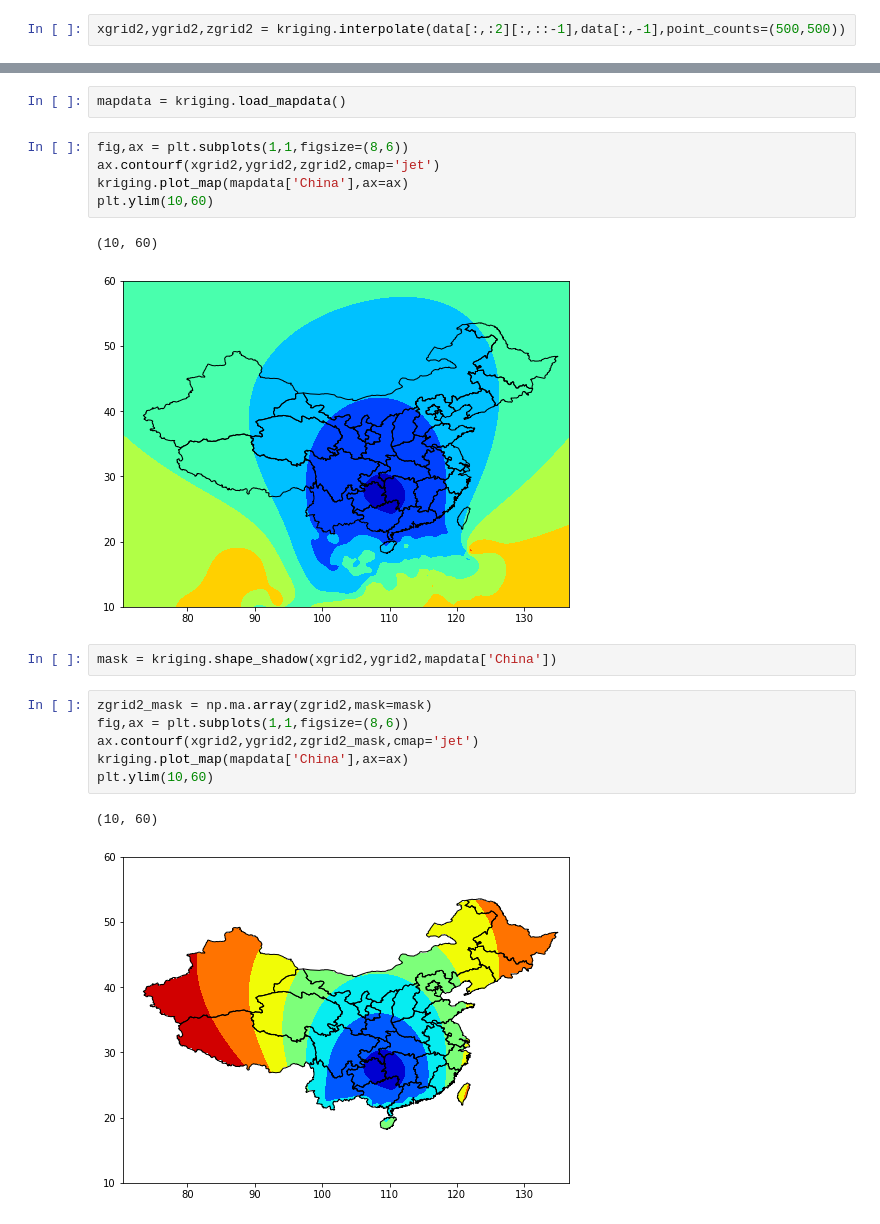
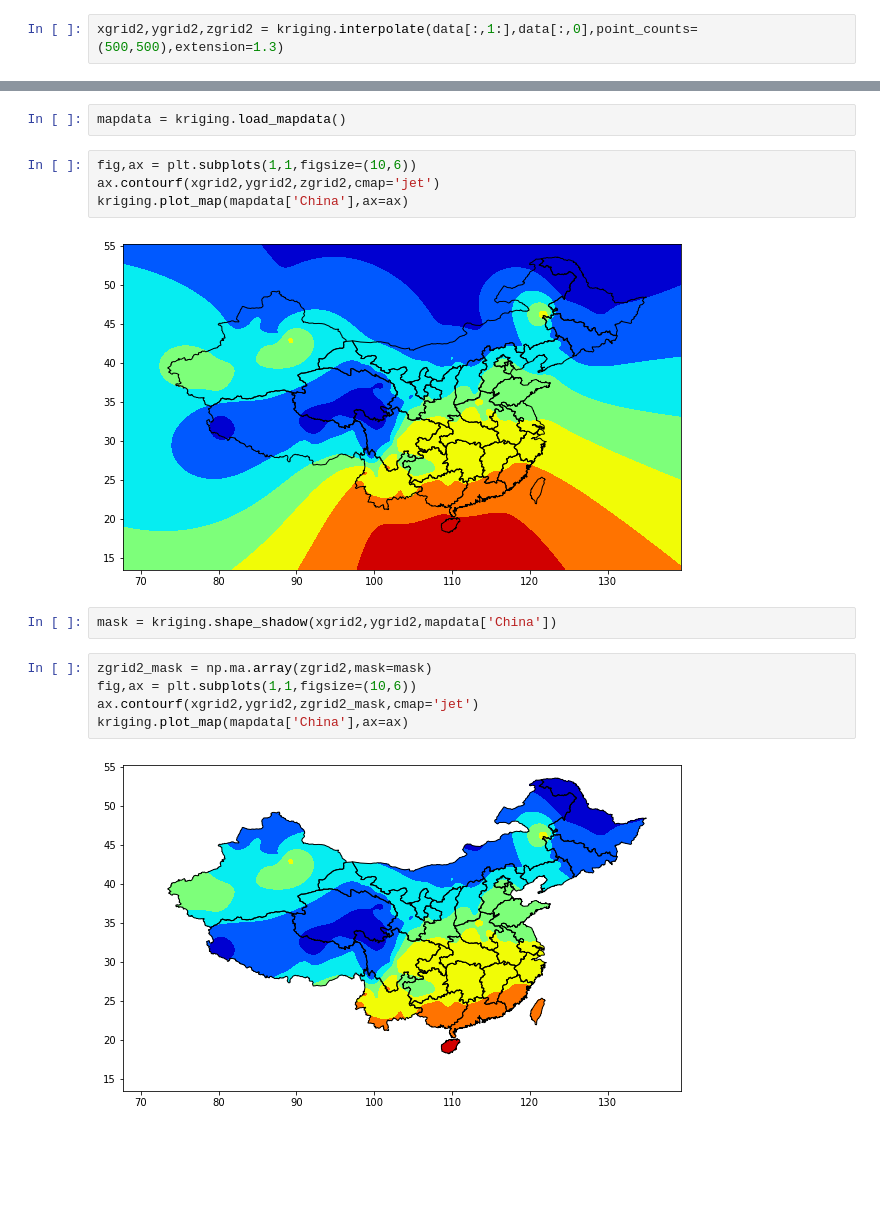
Before and after one commit to ERSSLE/ordinary_kriging, a Jupyter notebook: test.ipynb, the cells around one changed output, grey strips where cells are left out. Cells and saved outputs as stored; diff of their text form; blank space fills up the shorter version.

```diff
--- a/test.ipynb
+++ b/test.ipynb
@@ -39,7 +39,7 @@ This is a set of temperature data for 2018 in China.
 # %%
 data = np.genfromtxt('data/temperature.csv',delimiter=',')[1:]
 # %%
-xgrid2,ygrid2,zgrid2 = kriging.interpolate(data[:,:2][:,::-1],data[:,-1],point_counts=(500,500))
+xgrid2,ygrid2,zgrid2 = kriging.interpolate(data[:,1:],data[:,0],point_counts=(500,500),extension=1.3)
 # %%
 plt.contourf(xgrid2,ygrid2,zgrid2,cmap='jet')
 # %% [output]
@@ -51,21 +51,17 @@ This requires loading map data.
 # %%
 mapdata = kriging.load_mapdata()
 # %%
-fig,ax = plt.subplots(1,1,figsize=(8,6))
+fig,ax = plt.subplots(1,1,figsize=(10,6))
 ax.contourf(xgrid2,ygrid2,zgrid2,cmap='jet')
 kriging.plot_map(mapdata['China'],ax=ax)
-plt.ylim(10,60)
 # %% [output]
-(10, 60)
-[figure, old version]
+[figure, new version]
 # %%
 mask = kriging.shape_shadow(xgrid2,ygrid2,mapdata['China'])
 # %%
 zgrid2_mask = np.ma.array(zgrid2,mask=mask)
-fig,ax = plt.subplots(1,1,figsize=(8,6))
+fig,ax = plt.subplots(1,1,figsize=(10,6))
 ax.contourf(xgrid2,ygrid2,zgrid2_mask,cmap='jet')
 kriging.plot_map(mapdata['China'],ax=ax)
-plt.ylim(10,60)
 # %% [output]
-(10, 60)
-[figure, old version]
+[figure, new version]
```
Also changed, not shown: parts of 1 cell of this notebook, 3 other files.
